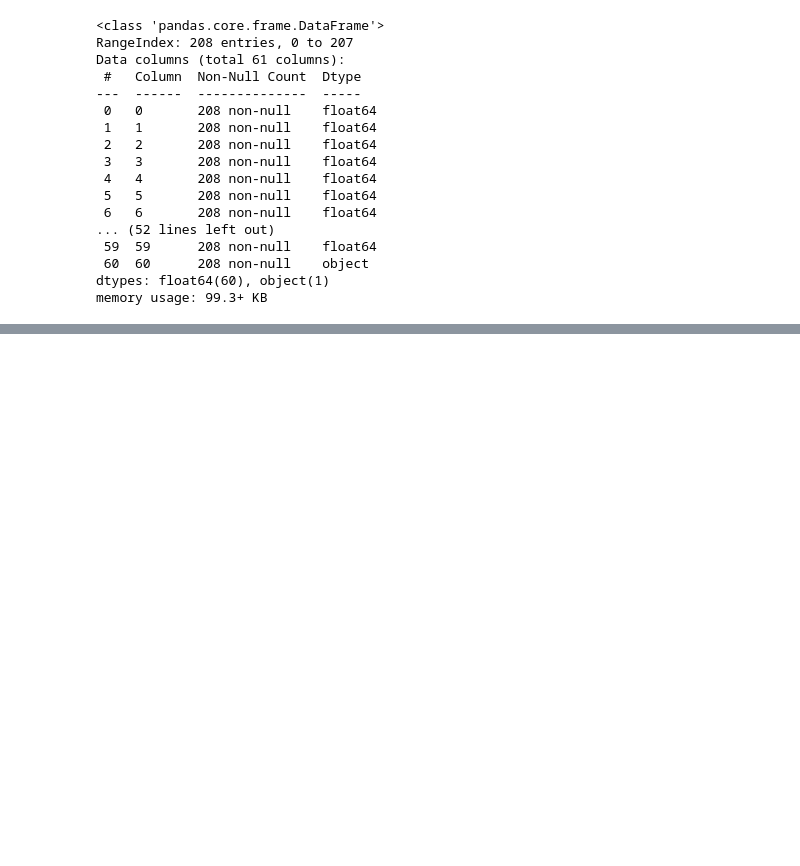
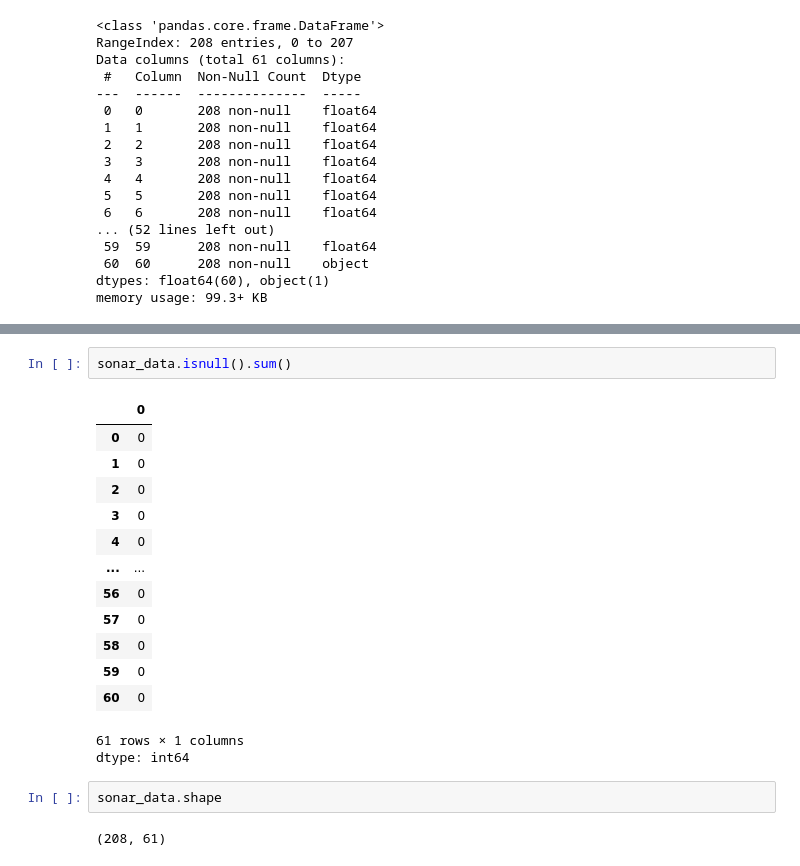
Before and after one commit to Petermchikho/Machine-Learning-Practice-Projects, a Jupyter notebook: SONAR_Rock_vs_Mine_Prediction.ipynb, the cells around one changed output, grey strips where cells are left out. Saved outputs shown, nothing was run; the diff lists cells and outputs as text; blank space fills up the shorter version.

```diff
--- a/SONAR_Rock_vs_Mine_Prediction.ipynb
+++ b/SONAR_Rock_vs_Mine_Prediction.ipynb
@@ -43,0 +56,21 @@ memory usage: 99.3+ KB
+# %%
+sonar_data.isnull().sum()
+# %% [output]
+|  | 0 |
+| 0 | 0 |
+| 1 | 0 |
+| 2 | 0 |
+| 3 | 0 |
+| 4 | 0 |
+| ... | ... |
+| 56 | 0 |
+| 57 | 0 |
+| 58 | 0 |
+| 59 | 0 |
+| 60 | 0 |
+61 rows × 1 columns
+dtype: int64
+# %%
+sonar_data.shape
+# %% [output]
+(208, 61)
```
Also changed, not shown: parts of 17 cells of this notebook.
